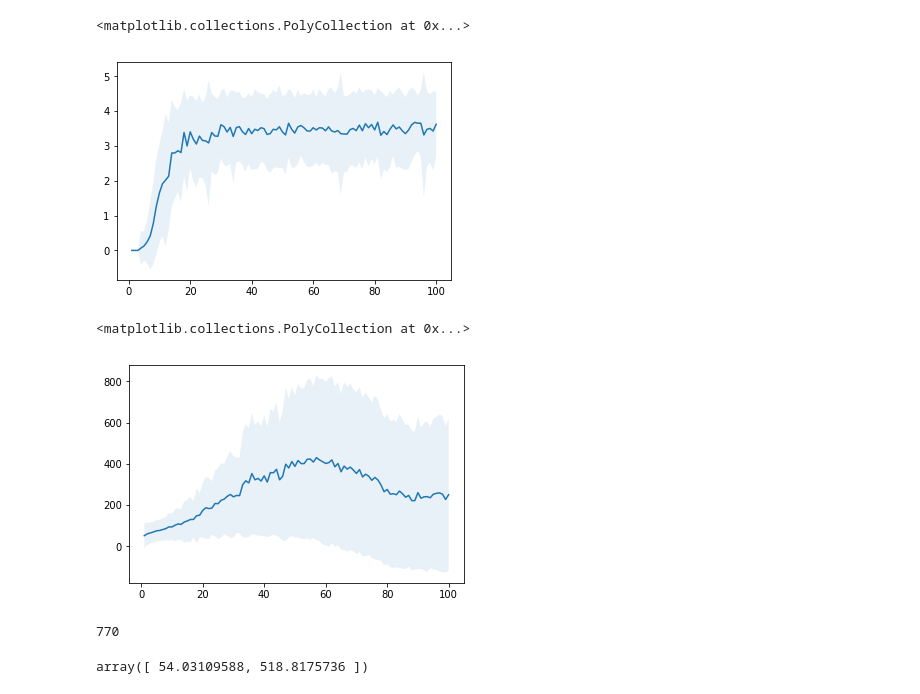
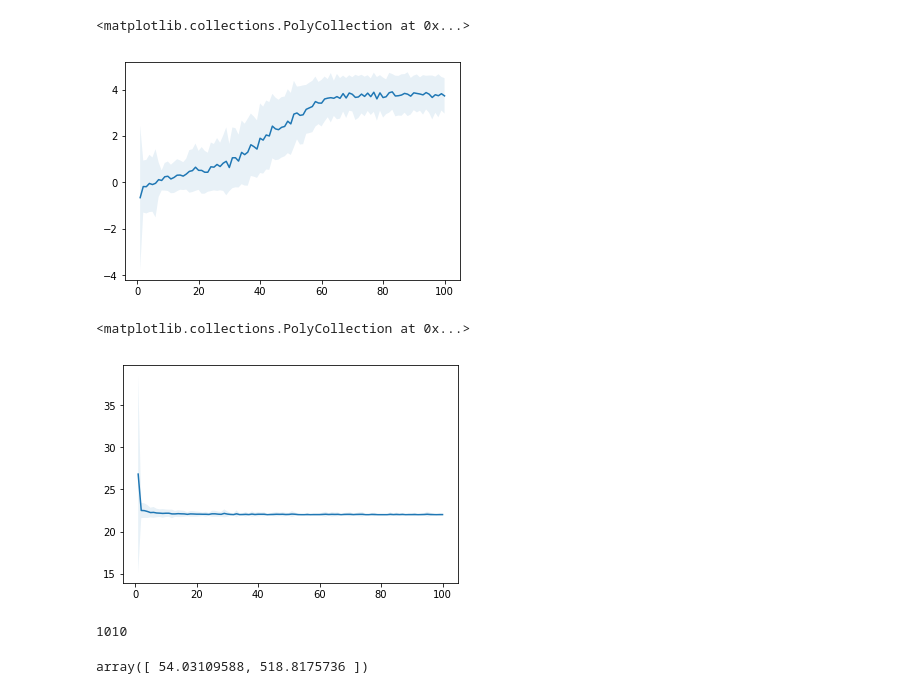
Before and after one commit to AaEll/MonteCarlo_simulator, a Jupyter notebook: HW4.ipynb, the cells around one changed output. Saved outputs shown, nothing was run; the diff lists cells and outputs as text; code cells hidden in the pictures.

```diff
--- a/HW4.ipynb
+++ b/HW4.ipynb
@@ -69,7 +69,7 @@ y = np.zeros((episodes,repetitions))
 j=0
 while j<repetitions:
     i = 0
-    for G in fmdp.Sarsa_tabular(episodes,len(states)-1,len(actions),action_id,.1,myMDP):
+    for G in fmdp.Sarsa_tabular(episodes,len(states)-1,len(actions),action_id,.1,myMDP,softmax = True):
         y[i,j] = G
         i+=1
     j+=1
@@ -86,23 +86,9 @@ plt.fill_between(range(1,101), mean-std, mean+std,alpha  = .1)
 #print(fmdp.TestTD(100,alpha,myMDP,V_pi))
 # %% [output]
 <matplotlib.collections.PolyCollection at 0x...>
-[figure, old version]
+[figure, new version]
 # %%
 # CartPole
-import numpy as np
-import math
-import matplotlib.pyplot as plt
-import seaborn
-import random
-import importlib
-resources = importlib.import_module("resources")
-import resources.finiteMDP as fmdp
-import resources.infMDP as imdp
-from itertools import product
-random.seed(2018)
-
-%matplotlib inline
-
 
 actions = ("L","R")
 action_id = {"L":0,"R":1}
@@ -142,8 +128,8 @@ def transition_func(state,action):
         F = motor_force
     x = (F + l*m_p*sin*(ang_vel**2))/mcp
     ang_acc = (g*sin-cos*x)/(l*(4/3-m_p*cos**2/mcp))
-    #    acc = (F+m_p*l*(sin*ang_vel**2-ang_acc*cos))/mcp
-    acc = x - l*m_p*ang_acc*cos/mcp
+    acc = (F+m_p*l*(sin*ang_vel**2-ang_acc*cos))/mcp
+    #acc = x - l*m_p*ang_acc*cos/mcp
 
     pos += vel*delta_t
     theta += ang_vel*delta_t
@@ -157,52 +143,56 @@ epsilon = .1
 wide_max_x = max_x+epsilon ; wide_min_x = min_x-epsilon
 wide_max_theta = max_angle+epsilon; wide_min_theta = min_angle-epsilon
 
-n = 3 # 5 or 3
+n = 6 # 5 or 3
 d = 4
 basis_matrix = np.array(list(product(range(n+1),repeat = d)),dtype=np.float64)
 state_normalized = np.zeros(4,dtype=np.float64)
-def normalize_basis(state):
+def normalize_basis(state): # normalize to 0 , 1
     global state_normalized
     state_normalized[0] = (state[0]-min_v)/(max_v-min_v)
     state_normalized[1] = (state[1]-wide_min_x)/(wide_max_x-wide_min_x)
     state_normalized[2] = (state[2]-min_a)/(max_a-min_a)
     state_normalized[3] = (state[3]-wide_min_theta)/(wide_max_theta-wide_min_theta)
+def normalize_basis_11(state): # normalize to -1 , 1
+    global state_normalized
+    state_normalized[0] = 2*(state[0]-min_v)/(max_v-min_v) -1
+    state_normalized[1] = 2*(state[1]-wide_min_x)/(wide_max_x-wide_min_x) -1
+    state_normalized[2] = 2*(state[2]-min_a)/(max_a-min_a) -1
+    state_normalized[3] = 2*(state[3]-wide_min_theta)/(wide_max_theta-wide_min_theta) -1
 
 def fourier_basis(state):
     normalize_basis(state)
     return np.cos(np.pi*np.dot(basis_matrix,state_normalized))
 def polynomial_basis(state):
-    normalize_basis(state)
+    normalize_basis_11(state)
     return np.product(np.power(state_normalized,basis_matrix),axis=1)
 
 myMDP = imdp.infinite_state_MDP(actions,transition_func,reward_func,termination_func\
                                 ,lambda : (0,0,0,0), 1, policy_random)
-
 episodes = 100
-repetitions = 400
+repetitions = 100
 y = np.zeros((episodes,repetitions))
 j=0
 maxG = 0
 while j<repetitions:
     i = 0
-    for G in imdp.Q(episodes,basis_matrix.shape[0],len(actions),action_id,.005,fourier_basis,imdp.delta_linear,myMDP):
+    for G in imdp.Q(episodes,basis_matrix.shape[0],len(actions),action_id,.003,polynomial_basis,imdp.delta_linear,myMDP):
         y[i,j] = G
         i+=1
         maxG = max(maxG,G)
     j+=1
-
 std = np.std(y,axis = 1)
 mean = np.mean(y,axis = 1)
 
 plt.plot(range(1,101),np.mean(y,axis = 1))
 plt.fill_between(range(1,101), mean-std, mean+std,alpha  = .1)
 # %% [output]
 <matplotlib.collections.PolyCollection at 0x...>
-[figure, old version]
+[figure, new version]
 # %%
 maxG
 # %% [output]
-770
+1010
 # %%
 np.matmul(fourier_basis([0,.5,.5,.5]),imdp._w_)
 # %% [output]
```
Also changed, not shown: 44 other files.
